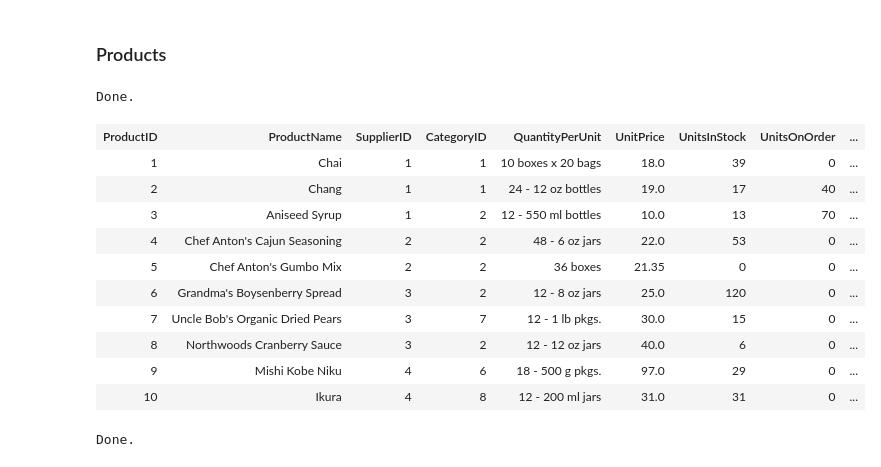
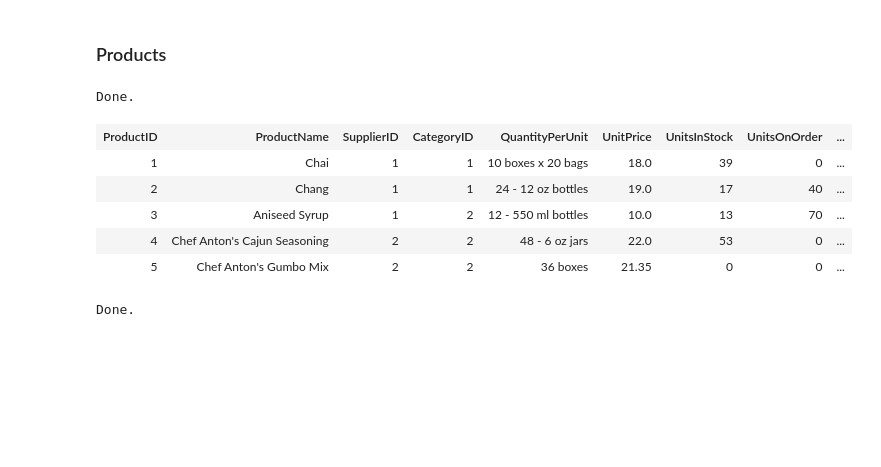
Before and after one commit to jaclynrich/northwind_product_analysis, a Jupyter notebook: Northwind_Product_Analysis.ipynb, the cells around one changed output. Cells and saved outputs as stored; diff of their text form; code cells hidden in the pictures; blank space fills up the shorter version.

```diff
--- a/Northwind_Product_Analysis.ipynb
+++ b/Northwind_Product_Analysis.ipynb
@@ -57,21 +57,16 @@ Done.
 # %%
 %%sql
 SELECT *
 FROM Products
-LIMIT 10;
+LIMIT 5;
 # %% [output]
 Done.
 | ProductID | ProductName | SupplierID | CategoryID | QuantityPerUnit | UnitPrice | UnitsInStock | UnitsOnOrder | ... |
 | 1 | Chai | 1 | 1 | 10 boxes x 20 bags | 18.0 | 39 | 0 | ... |
 | 2 | Chang | 1 | 1 | 24 - 12 oz bottles | 19.0 | 17 | 40 | ... |
 | 3 | Aniseed Syrup | 1 | 2 | 12 - 550 ml bottles | 10.0 | 13 | 70 | ... |
 | 4 | Chef Anton's Cajun Seasoning | 2 | 2 | 48 - 6 oz jars | 22.0 | 53 | 0 | ... |
 | 5 | Chef Anton's Gumbo Mix | 2 | 2 | 36 boxes | 21.35 | 0 | 0 | ... |
-| 6 | Grandma's Boysenberry Spread | 3 | 2 | 12 - 8 oz jars | 25.0 | 120 | 0 | ... |
-| 7 | Uncle Bob's Organic Dried Pears | 3 | 7 | 12 - 1 lb pkgs. | 30.0 | 15 | 0 | ... |
-| 8 | Northwoods Cranberry Sauce | 3 | 2 | 12 - 12 oz jars | 40.0 | 6 | 0 | ... |
-| 9 | Mishi Kobe Niku | 4 | 6 | 18 - 500 g pkgs. | 97.0 | 29 | 0 | ... |
-| 10 | Ikura | 4 | 8 | 12 - 200 ml jars | 31.0 | 31 | 0 | ... |
 # %%
 %%sql
 SELECT COUNT(*) AS 'Number of Products'
```
Also changed, not shown: parts of 11 cells of this notebook.
